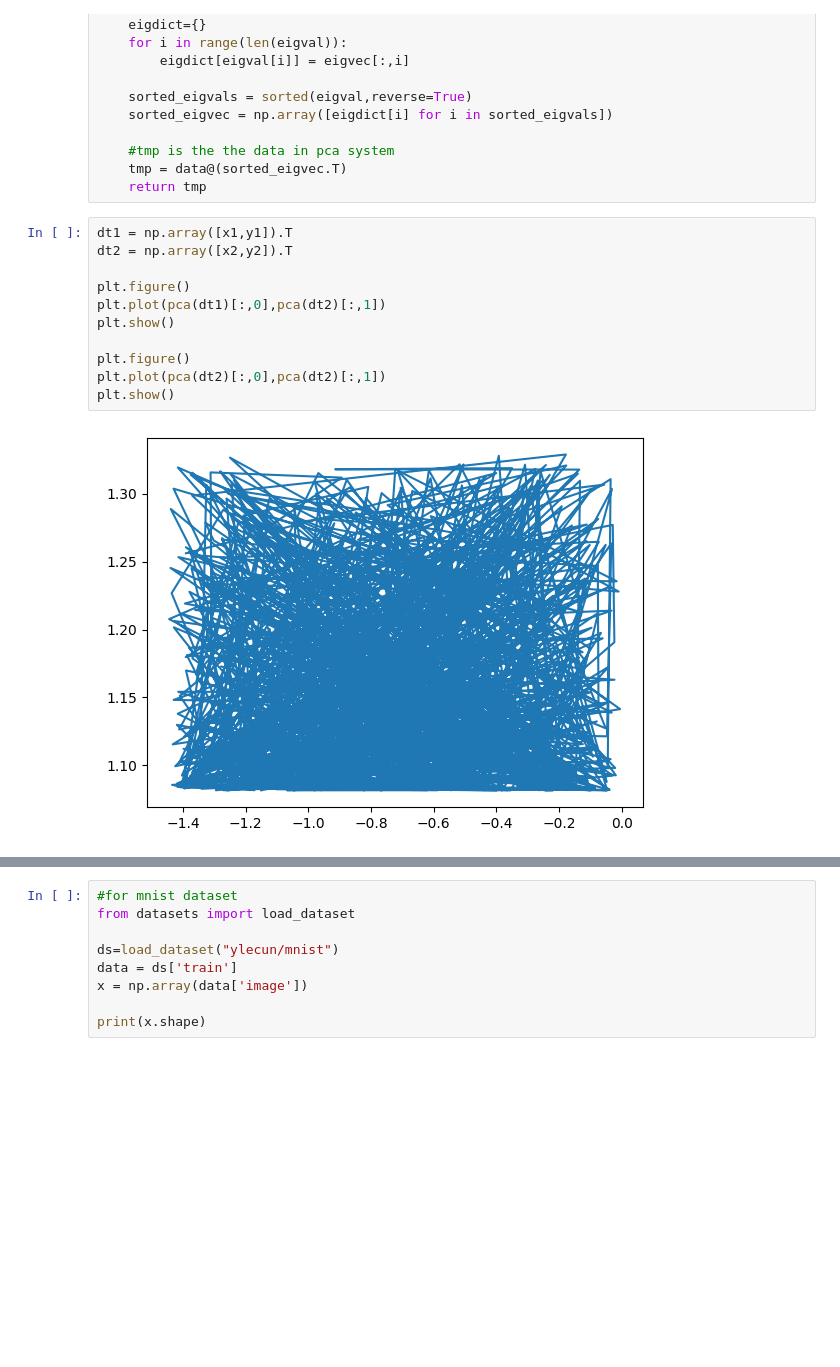
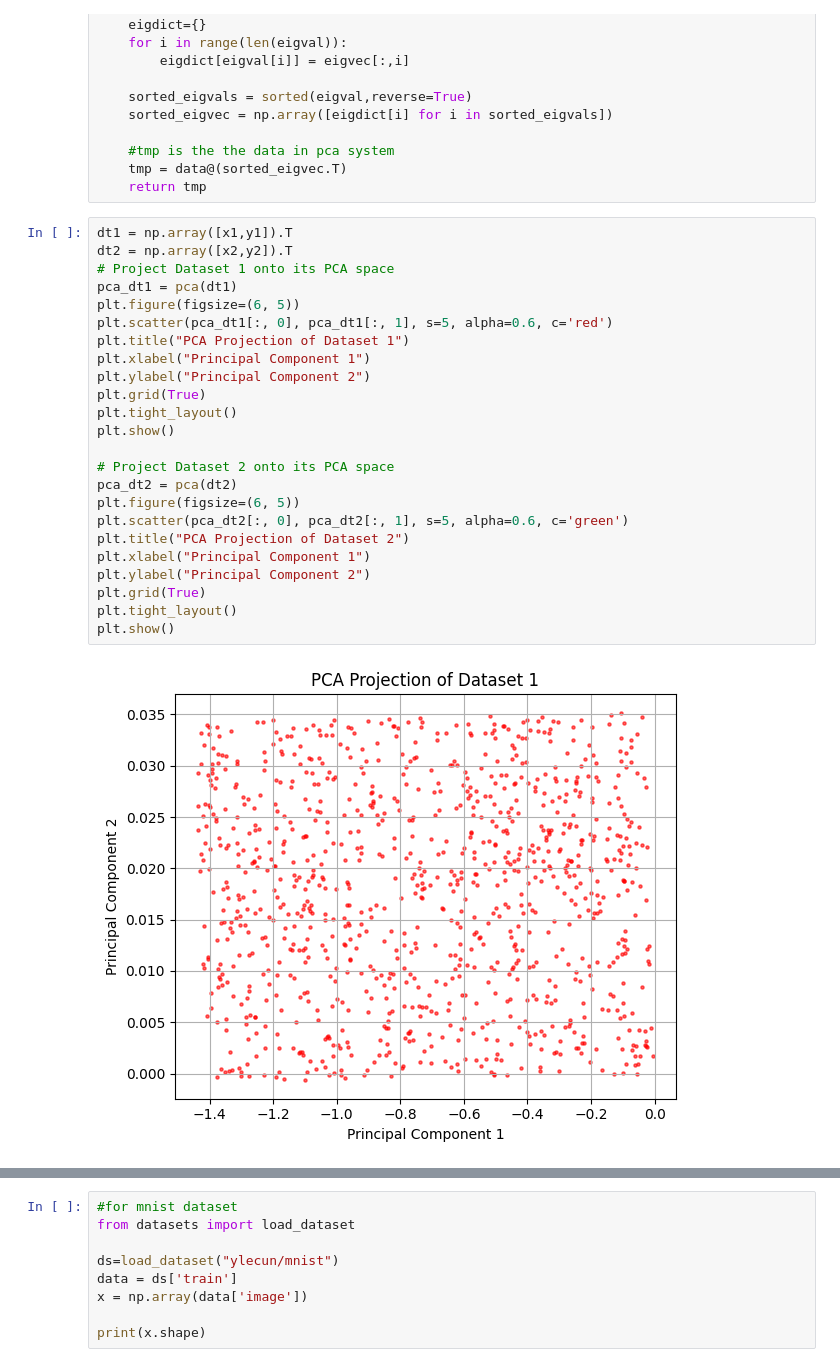
Before and after one commit to Pavankona1312/SoC2025-PokeML, a Jupyter notebook: week-0/pca.ipynb, the cells around one changed output, grey strips where cells are left out. Cells and saved outputs as stored; diff of their text form; blank space fills up the shorter version.

Commit message:
Changed the plotting of PCA to correct format

```diff
--- a/week-0/pca.ipynb
+++ b/week-0/pca.ipynb
@@ -72,13 +72,26 @@ def pca(data):
 # %%
 dt1 = np.array([x1,y1]).T
 dt2 = np.array([x2,y2]).T
-
-plt.figure()
-plt.plot(pca(dt1)[:,0],pca(dt2)[:,1])
+# Project Dataset 1 onto its PCA space
+pca_dt1 = pca(dt1)
+plt.figure(figsize=(6, 5))
+plt.scatter(pca_dt1[:, 0], pca_dt1[:, 1], s=5, alpha=0.6, c='red')
+plt.title("PCA Projection of Dataset 1")
+plt.xlabel("Principal Component 1")
+plt.ylabel("Principal Component 2")
+plt.grid(True)
+plt.tight_layout()
 plt.show()
 
-plt.figure()
-plt.plot(pca(dt2)[:,0],pca(dt2)[:,1])
+# Project Dataset 2 onto its PCA space
+pca_dt2 = pca(dt2)
+plt.figure(figsize=(6, 5))
+plt.scatter(pca_dt2[:, 0], pca_dt2[:, 1], s=5, alpha=0.6, c='green')
+plt.title("PCA Projection of Dataset 2")
+plt.xlabel("Principal Component 1")
+plt.ylabel("Principal Component 2")
+plt.grid(True)
+plt.tight_layout()
 plt.show()
 # %% [output]
-[figure, old version]
+[figure, new version]
```
Also changed, not shown: parts of 1 cell of this notebook.
